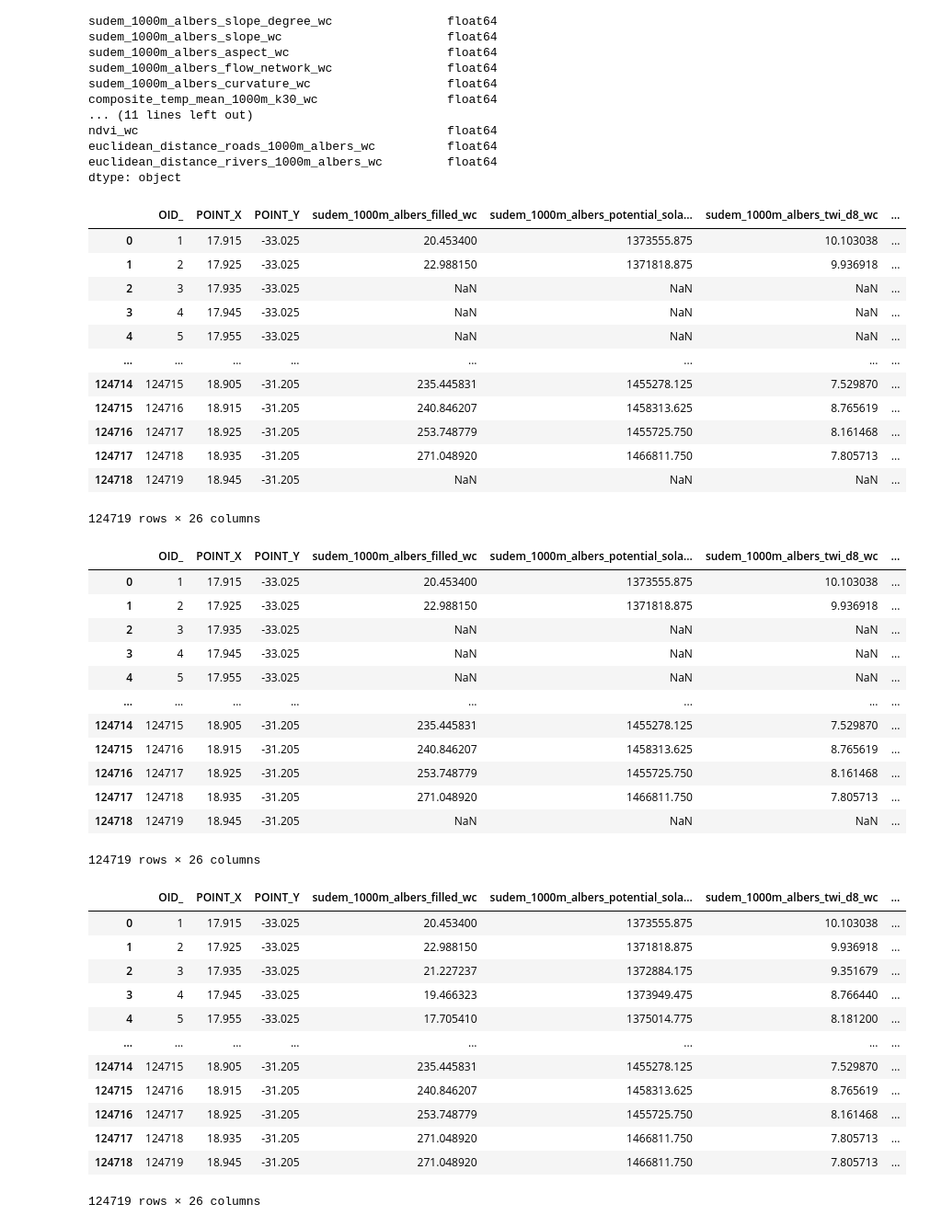
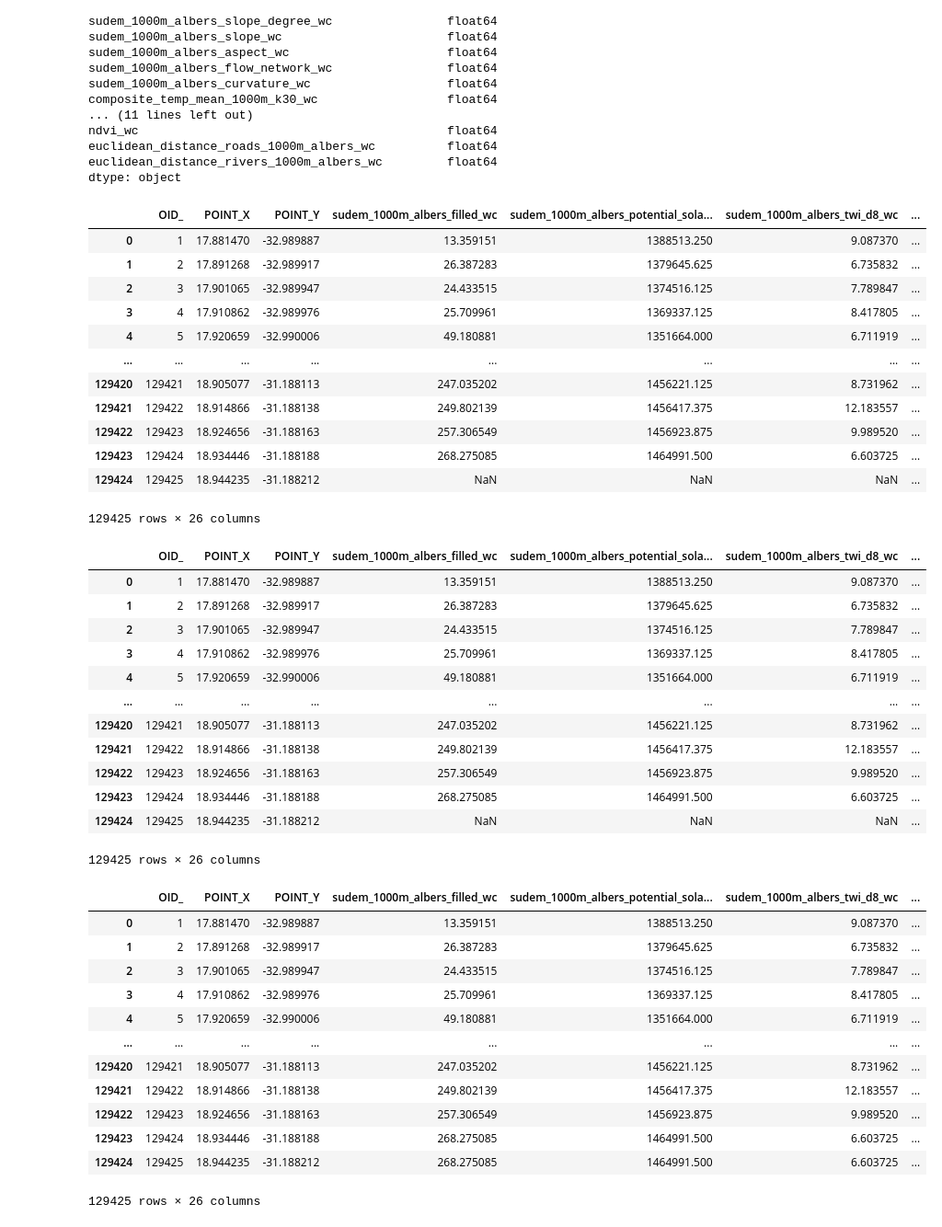
Before and after one commit to charlesmudima/vineyard-establishment-using-xgboost, a Jupyter notebook: models/xgboost-model-training-feature-seleciton.ipynb, the cells around one changed output. Shown at 92% size. Cells and saved outputs as stored; diff of their text form; code cells hidden in the pictures.

```diff
--- a/models/xgboost-model-training-feature-seleciton.ipynb
+++ b/models/xgboost-model-training-feature-seleciton.ipynb
@@ -736,7 +722,7 @@ Text(0.5, 1.0, 'Feature Importance')
 # %% [markdown]
 ## Predicting suitability for new locations
 # %%
-new_locations_df = pd.read_csv('C:/Users/charl/Desktop/__Thesis - Research/Github/vineyard-establishment-using-xgboost/input_points_data/points_for_predicting/wc_points_from_composite.csv', delimiter=';')
+new_locations_df = pd.read_csv('C:/Users/charl/Desktop/__Thesis - Research/Github/vineyard-establishment-using-xgboost/input_points_data/points_for_predicting/wc_points_from_composite_raster.csv', delimiter=';')
 
 print("New locations", new_locations_df.shape)
 # %% [output]
@@ -851,58 +837,58 @@ new_locations_df_2 = new_locations_df.copy()
 new_locations_df_2
 # %% [output]
 |  | OID_ | POINT_X | POINT_Y | sudem_1000m_albers_filled_wc | sudem_1000m_albers_potential_sola... | sudem_1000m_albers_twi_d8_wc | ... |
-| 0 | 1 | 17.915 | -33.025 | 20.453400 | 1373555.875 | 10.103038 | ... |
-| 1 | 2 | 17.925 | -33.025 | 22.988150 | 1371818.875 | 9.936918 | ... |
-| 2 | 3 | 17.935 | -33.025 | NaN | NaN | NaN | ... |
-| 3 | 4 | 17.945 | -33.025 | NaN | NaN | NaN | ... |
-| 4 | 5 | 17.955 | -33.025 | NaN | NaN | NaN | ... |
+| 0 | 1 | 17.881470 | -32.989887 | 13.359151 | 1388513.250 | 9.087370 | ... |
+| 1 | 2 | 17.891268 | -32.989917 | 26.387283 | 1379645.625 | 6.735832 | ... |
+| 2 | 3 | 17.901065 | -32.989947 | 24.433515 | 1374516.125 | 7.789847 | ... |
+| 3 | 4 | 17.910862 | -32.989976 | 25.709961 | 1369337.125 | 8.417805 | ... |
+| 4 | 5 | 17.920659 | -32.990006 | 49.180881 | 1351664.000 | 6.711919 | ... |
 | ... | ... | ... | ... | ... | ... | ... | ... |
-| 124714 | 124715 | 18.905 | -31.205 | 235.445831 | 1455278.125 | 7.529870 | ... |
-| 124715 | 124716 | 18.915 | -31.205 | 240.846207 | 1458313.625 | 8.765619 | ... |
-| 124716 | 124717 | 18.925 | -31.205 | 253.748779 | 1455725.750 | 8.161468 | ... |
-| 124717 | 124718 | 18.935 | -31.205 | 271.048920 | 1466811.750 | 7.805713 | ... |
-| 124718 | 124719 | 18.945 | -31.205 | NaN | NaN | NaN | ... |
+| 129420 | 129421 | 18.905077 | -31.188113 | 247.035202 | 1456221.125 | 8.731962 | ... |
+| 129421 | 129422 | 18.914866 | -31.188138 | 249.802139 | 1456417.375 | 12.183557 | ... |
+| 129422 | 129423 | 18.924656 | -31.188163 | 257.306549 | 1456923.875 | 9.989520 | ... |
+| 129423 | 129424 | 18.934446 | -31.188188 | 268.275085 | 1464991.500 | 6.603725 | ... |
+| 129424 | 129425 | 18.944235 | -31.188212 | NaN | NaN | NaN | ... |
-124719 rows × 26 columns
+129425 rows × 26 columns
 |  | OID_ | POINT_X | POINT_Y | sudem_1000m_albers_filled_wc | sudem_1000m_albers_potential_sola... | sudem_1000m_albers_twi_d8_wc | ... |
-| 0 | 1 | 17.915 | -33.025 | 20.453400 | 1373555.875 | 10.103038 | ... |
-| 1 | 2 | 17.925 | -33.025 | 22.988150 | 1371818.875 | 9.936918 | ... |
-| 2 | 3 | 17.935 | -33.025 | NaN | NaN | NaN | ... |
-| 3 | 4 | 17.945 | -33.025 | NaN | NaN | NaN | ... |
-| 4 | 5 | 17.955 | -33.025 | NaN | NaN | NaN | ... |
+| 0 | 1 | 17.881470 | -32.989887 | 13.359151 | 1388513.250 | 9.087370 | ... |
+| 1 | 2 | 17.891268 | -32.989917 | 26.387283 | 1379645.625 | 6.735832 | ... |
+| 2 | 3 | 17.901065 | -32.989947 | 24.433515 | 1374516.125 | 7.789847 | ... |
+| 3 | 4 | 17.910862 | -32.989976 | 25.709961 | 1369337.125 | 8.417805 | ... |
+| 4 | 5 | 17.920659 | -32.990006 | 49.180881 | 1351664.000 | 6.711919 | ... |
 | ... | ... | ... | ... | ... | ... | ... | ... |
-| 124714 | 124715 | 18.905 | -31.205 | 235.445831 | 1455278.125 | 7.529870 | ... |
-| 124715 | 124716 | 18.915 | -31.205 | 240.846207 | 1458313.625 | 8.765619 | ... |
-| 124716 | 124717 | 18.925 | -31.205 | 253.748779 | 1455725.750 | 8.161468 | ... |
-| 124717 | 124718 | 18.935 | -31.205 | 271.048920 | 1466811.750 | 7.805713 | ... |
-| 124718 | 124719 | 18.945 | -31.205 | NaN | NaN | NaN | ... |
+| 129420 | 129421 | 18.905077 | -31.188113 | 247.035202 | 1456221.125 | 8.731962 | ... |
+| 129421 | 129422 | 18.914866 | -31.188138 | 249.802139 | 1456417.375 | 12.183557 | ... |
+| 129422 | 129423 | 18.924656 | -31.188163 | 257.306549 | 1456923.875 | 9.989520 | ... |
+| 129423 | 129424 | 18.934446 | -31.188188 | 268.275085 | 1464991.500 | 6.603725 | ... |
+| 129424 | 129425 | 18.944235 | -31.188212 | NaN | NaN | NaN | ... |
-124719 rows × 26 columns
+129425 rows × 26 columns
 # %%
 # interpolate the columns with null values
 
 columns_to_interpolate_for_new_locations = ['sudem_1000m_albers_filled_wc', 'sudem_1000m_albers_potential_solar_rad_wh2m_wc',
                                             'sudem_1000m_albers_twi_d8_wc', 'sudem_1000m_albers_slope_degree_wc', 'sudem_1000m_albers_slope_wc',
                                             'sudem_1000m_albers_aspect_wc', 'sudem_1000m_albers_flow_network_wc', 'sudem_1000m_albers_curvature_wc',
-                                            'composite_temp_min_1000m_k30_wc', 'composite_temp_max_1000m_k30_wc',
+                                            'composite_temp_mean_1000m_k30_wc','composite_temp_min_1000m_k30_wc', 'composite_temp_max_1000m_k30_wc',
                                             'composite_rainfall_sum_1000m_k30_wc', 'composite_gdd_grapes_1000m_wc', 'composite_AETI_1000m_albers_wc',
                                             'nitrogen_0_to_5cm_1000m_albers_wc', 'sand_0_to_5cm_1000m_albers_wc', 'soc_0_to_5cm_1000m_albers_wc',
                                             'clay_content_0_to_5cm_1000m_albers_wc', 'soil_ph_0_to_5cm_1000m_albers_wc', 'silt_0_to_5cm_1000m_albers_wc',
                                             'ndvi_wc', 'euclidean_distance_roads_1000m_albers_wc', 'euclidean_distance_rivers_1000m_albers_wc']
 
 interpolate_columns(new_locations_df, columns_to_interpolate_for_new_locations)
 # %% [output]
 |  | OID_ | POINT_X | POINT_Y | sudem_1000m_albers_filled_wc | sudem_1000m_albers_potential_sola... | sudem_1000m_albers_twi_d8_wc | ... |
-| 0 | 1 | 17.915 | -33.025 | 20.453400 | 1373555.875 | 10.103038 | ... |
-| 1 | 2 | 17.925 | -33.025 | 22.988150 | 1371818.875 | 9.936918 | ... |
-| 2 | 3 | 17.935 | -33.025 | 21.227237 | 1372884.175 | 9.351679 | ... |
-| 3 | 4 | 17.945 | -33.025 | 19.466323 | 1373949.475 | 8.766440 | ... |
-| 4 | 5 | 17.955 | -33.025 | 17.705410 | 1375014.775 | 8.181200 | ... |
+| 0 | 1 | 17.881470 | -32.989887 | 13.359151 | 1388513.250 | 9.087370 | ... |
+| 1 | 2 | 17.891268 | -32.989917 | 26.387283 | 1379645.625 | 6.735832 | ... |
+| 2 | 3 | 17.901065 | -32.989947 | 24.433515 | 1374516.125 | 7.789847 | ... |
+| 3 | 4 | 17.910862 | -32.989976 | 25.709961 | 1369337.125 | 8.417805 | ... |
+| 4 | 5 | 17.920659 | -32.990006 | 49.180881 | 1351664.000 | 6.711919 | ... |
 | ... | ... | ... | ... | ... | ... | ... | ... |
-| 124714 | 124715 | 18.905 | -31.205 | 235.445831 | 1455278.125 | 7.529870 | ... |
-| 124715 | 124716 | 18.915 | -31.205 | 240.846207 | 1458313.625 | 8.765619 | ... |
-| 124716 | 124717 | 18.925 | -31.205 | 253.748779 | 1455725.750 | 8.161468 | ... |
-| 124717 | 124718 | 18.935 | -31.205 | 271.048920 | 1466811.750 | 7.805713 | ... |
-| 124718 | 124719 | 18.945 | -31.205 | 271.048920 | 1466811.750 | 7.805713 | ... |
+| 129420 | 129421 | 18.905077 | -31.188113 | 247.035202 | 1456221.125 | 8.731962 | ... |
+| 129421 | 129422 | 18.914866 | -31.188138 | 249.802139 | 1456417.375 | 12.183557 | ... |
+| 129422 | 129423 | 18.924656 | -31.188163 | 257.306549 | 1456923.875 | 9.989520 | ... |
+| 129423 | 129424 | 18.934446 | -31.188188 | 268.275085 | 1464991.500 | 6.603725 | ... |
+| 129424 | 129425 | 18.944235 | -31.188212 | 268.275085 | 1464991.500 | 6.603725 | ... |
-124719 rows × 26 columns
+129425 rows × 26 columns
 # %%
 new_locations_df.isnull().sum()
 new_locations_df.shape
```
Also changed, not shown: parts of 13 cells of this notebook.
